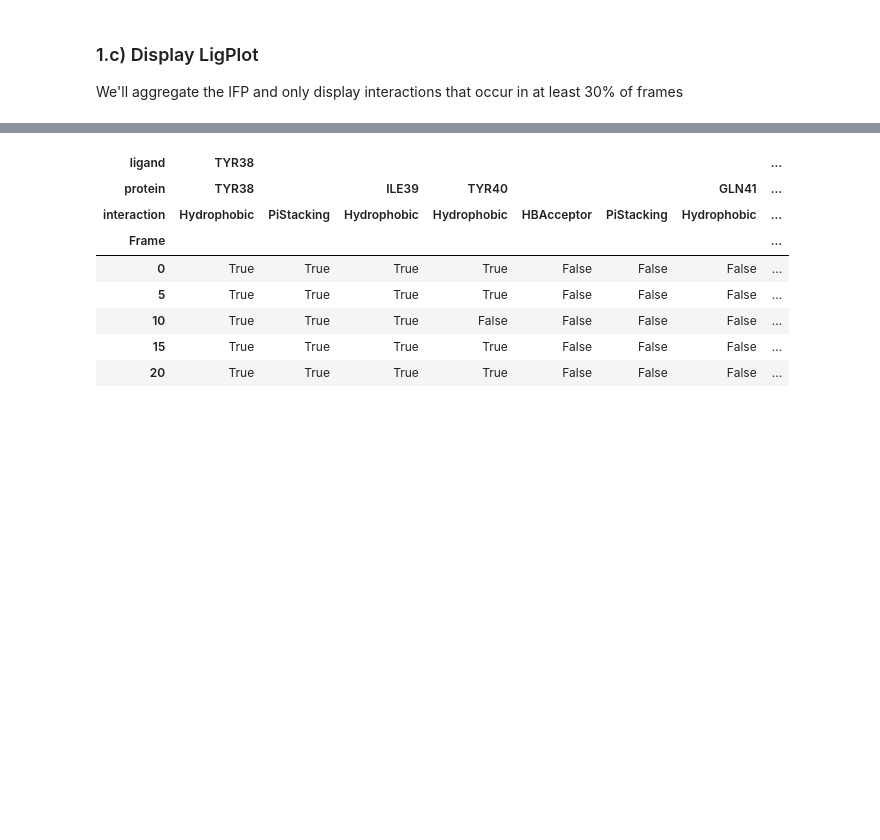
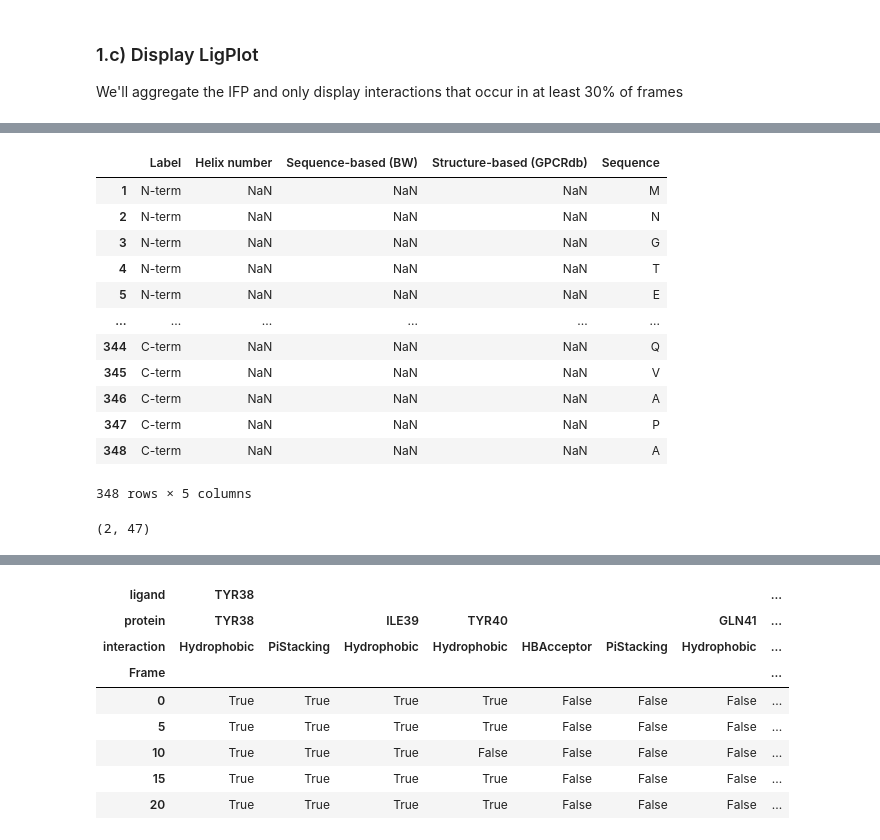
Before and after one commit to chemosim-lab/ProLIF-paper, a Jupyter notebook: Notebooks/Analysis.ipynb, the cells around one changed output, grey strips where cells are left out. Drawn from its saved outputs; the diff is of its cells as text; code cells hidden in the pictures; blank space fills up the shorter version.

```diff
--- a/Notebooks/Analysis.ipynb
+++ b/Notebooks/Analysis.ipynb
@@ -311,0 +378,64 @@ net.display()
+# %%
+# read annotated sequence from GPCRdb (bovine opsd)
+opsd = pd.read_excel("../Data/opsd_gpcrdb.xlsx",
+                      header=None, skipfooter=2)
+opsd.values[0, 0] = "Label"
+opsd.values[1, 0] = "Helix number"
+opsd.values[-1, 0] = "Sequence"
+opsd.set_index(0, inplace=True)
+opsd.iloc[0].fillna(method="ffill", inplace=True)
+opsd = opsd.T
+
+@lru_cache(maxsize=None)
+def get_opsd_info(number):
+    return opsd.iloc[number - 1]
+
+opsd
+# %% [output]
+|  | Label | Helix number | Sequence-based (BW) | Structure-based (GPCRdb) | Sequence |
+| 1 | N-term | NaN | NaN | NaN | M |
+| 2 | N-term | NaN | NaN | NaN | N |
+| 3 | N-term | NaN | NaN | NaN | G |
+| 4 | N-term | NaN | NaN | NaN | T |
+| 5 | N-term | NaN | NaN | NaN | E |
+| ... | ... | ... | ... | ... | ... |
+| 344 | C-term | NaN | NaN | NaN | Q |
+| 345 | C-term | NaN | NaN | NaN | V |
+| 346 | C-term | NaN | NaN | NaN | A |
+| 347 | C-term | NaN | NaN | NaN | P |
+| 348 | C-term | NaN | NaN | NaN | A |
+348 rows × 5 columns
+# %%
+# drop some of the interactions
+df = pd.read_pickle("pickles/ppi_state.pkl")
+df.drop("Hydrophobic", axis=1, level="interaction", inplace=True)
+mask = [True for _ in df.columns]
+for i, (l, p, interaction) in enumerate(df.columns):
+    if mask[i] == False:
+        continue
+    lr = plf.ResidueId.from_string(l)
+    pr = plf.ResidueId.from_string(p)
+    li = get_opsd_info(lr.number)["Label"]
+    pi = get_opsd_info(pr.number)["Label"]
+    same_domain = li == pi
+    l_is_helix = li.startswith("TM") or li.startswith("H")
+    p_is_helix = pi.startswith("TM") or pi.startswith("H")
+    same_helix = same_domain and l_is_helix
+    if (
+        (abs(pr.number - lr.number) < 3) # filter out covalent and neighbor in sequence
+        or same_helix # filter out interactions within same helix
+        or not (l_is_helix and p_is_helix) # filter out if one of the residues isn't in a helix
+    ):
+        mask[i] = False
+    # remove symetrical interaction
+    try:
+        col = df.columns.get_loc((p, l, interaction))
+    except KeyError:
+        pass
+    else:
+        mask[col] = False
+
+df = df[df.columns[mask]]
+df.shape
+# %% [output]
+(2, 47)
```
Also changed, not shown: parts of 18 cells of this notebook, 12 other files.
